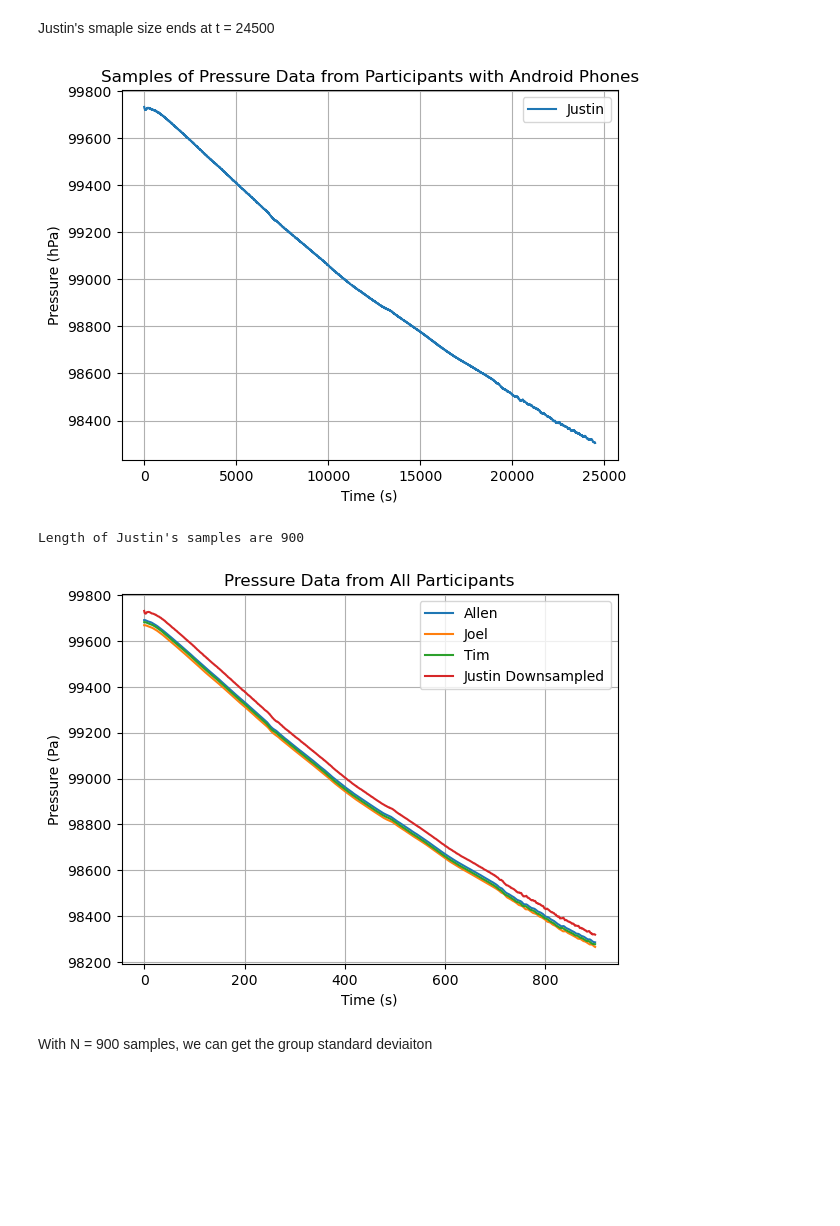
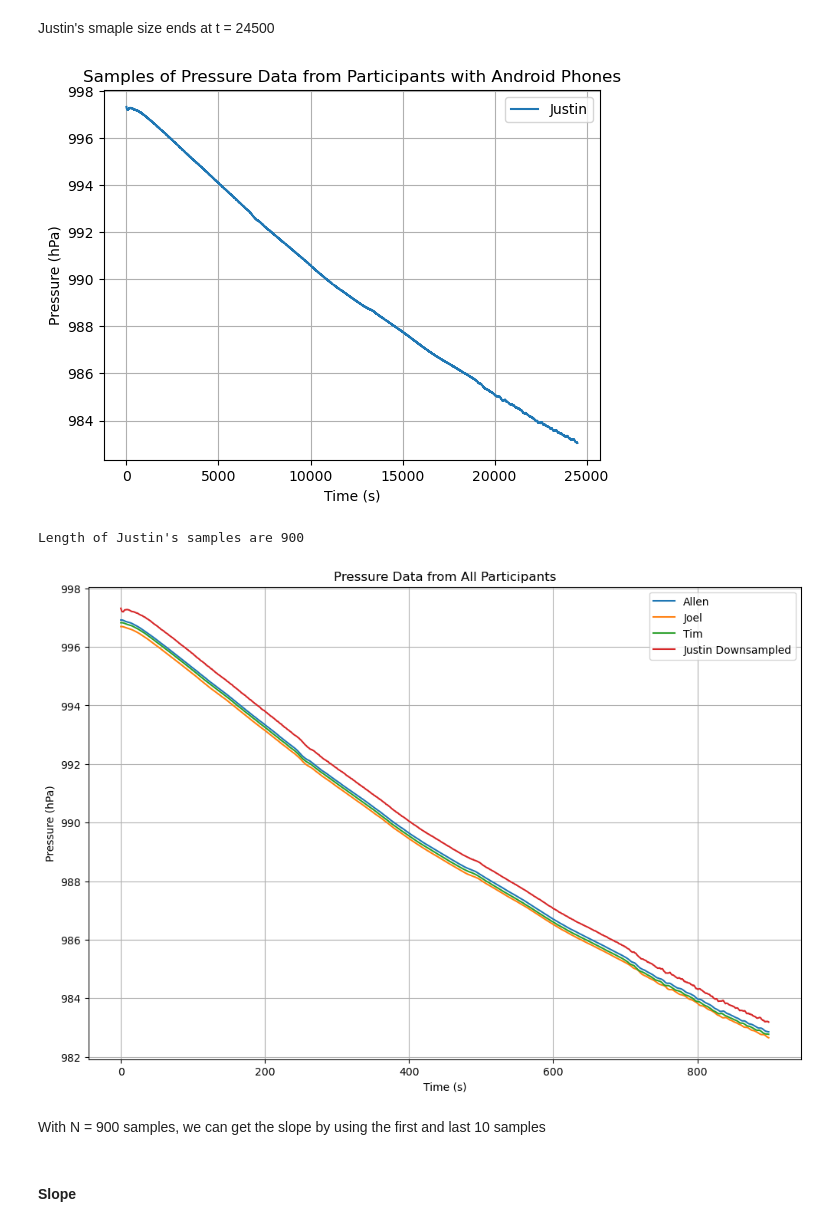
Before and after one commit to wizdaksh/Physics-III-Lab, a Jupyter notebook: Pressure and Temparture/lab2.ipynb, the cells around one changed output. Saved outputs shown, nothing was run; the diff lists cells and outputs as text; code cells hidden in the pictures; blank space fills up the shorter version.

Commit message:
Finalized molar calculation and updated P vs T plot

```diff
--- a/Pressure and Temparture/lab2.ipynb
+++ b/Pressure and Temparture/lab2.ipynb
@@ -117,10 +117,9 @@ Allen's minimum pressure: 982.8546906
 Joel's minimum pressure: 982.6541138
 Tim's minimum pressure: 982.771759
 # %%
-# Converting pressure from hPa to Pa
-allenCleaned = allenCleaned * 100
-joelCleaned = joelCleaned * 100
-timCleaned = timCleaned * 100
+allenCleaned = allenCleaned
+joelCleaned = joelCleaned
+timCleaned = timCleaned
 
 
 plt.figure(figsize=(10, 6))
@@ -128,7 +127,7 @@ plt.plot(allenCleaned, label="Allen")
 plt.plot(joelCleaned, label="Joel")
 plt.plot(timCleaned, label="Tim")
 plt.xlabel("Time (s)")
-plt.ylabel("Pressure (Pa)")
+plt.ylabel("Pressure (hPa)")
 plt.legend()
 plt.title("First 900 Samples of Pressure Data from Participants with iPhones")
 plt.show()
@@ -172,12 +171,12 @@ Propogation for the iPhones is 721.42 Pa
 # Clean up Justin's Android data by finding the start of the sample period
 sampleStartIndex = 2000 # Index to start looking for the sample period, ignoring the first 100 samples
 justinStartIndex = np.argmax(justinRaw[sampleStartIndex:]) + sampleStartIndex
-justinCleaned = justinRaw[justinStartIndex:] * 100 # Convert from hPa to Pa
+justinCleaned = justinRaw[justinStartIndex:]
 
 
 plt.plot(justinCleaned, label="Justin")
 plt.xlabel("Time (s)")
-plt.ylabel("Pressure (Pa)")
+plt.ylabel("Pressure (hPa)")
 plt.legend()
 plt.title(f"First {sampleStartIndex} samples from Participants with Android Phones")
 plt.show()
@@ -205,27 +204,30 @@ plt.grid()
 plt.title("Samples of Pressure Data from Participants with Android Phones")
 plt.show()
 # %% [output]
-[figure, old version]
+[figure, new version]
 # %%
 # Graph all the data by taking 900 samples for Justin's data to match the iPhones' sample size
 samplePeriod = int(len(justinCleaned)/len(allenCleaned)) # Check the length of Justin's cleaned data to ensure it has at least 900 samples
 
 justinDownsampled = justinCleaned[::samplePeriod]
 justinDownsampled = justinDownsampled[:900] # Keep only the first 900 samples to match the iPhones' sample size
 print(f"Length of Justin's samples are {len(justinDownsampled)}") # Check the length of the downsampled data to ensure it has 900 samples
+plt.figure(figsize=(12, 8))
 
 plt.plot(allenCleaned, label="Allen")
 plt.plot(joelCleaned, label="Joel")
 plt.plot(timCleaned, label="Tim")
 plt.plot(justinDownsampled, label="Justin Downsampled")
 plt.xlabel("Time (s)")
-plt.ylabel("Pressure (Pa)")
+plt.ylabel("Pressure (hPa)")
 plt.legend()
 plt.grid()
 plt.title("Pressure Data from All Participants")
 plt.show()
 # %% [output]
 Length of Justin's samples are 900
-[figure, old version]
+[figure, new version]
 # %% [markdown]
-With N = 900 samples, we can get the group standard deviaiton
+With N = 900 samples, we can get the slope by using the first and last 10 samples
+# %% [markdown]
+#### Slope
```
Also changed, not shown: parts of 8 cells of this notebook, 1 other file.
